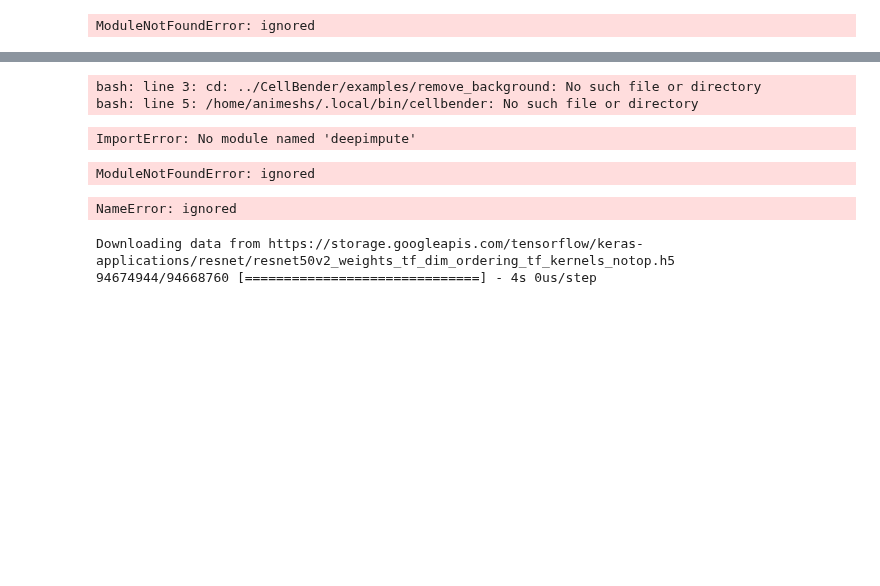
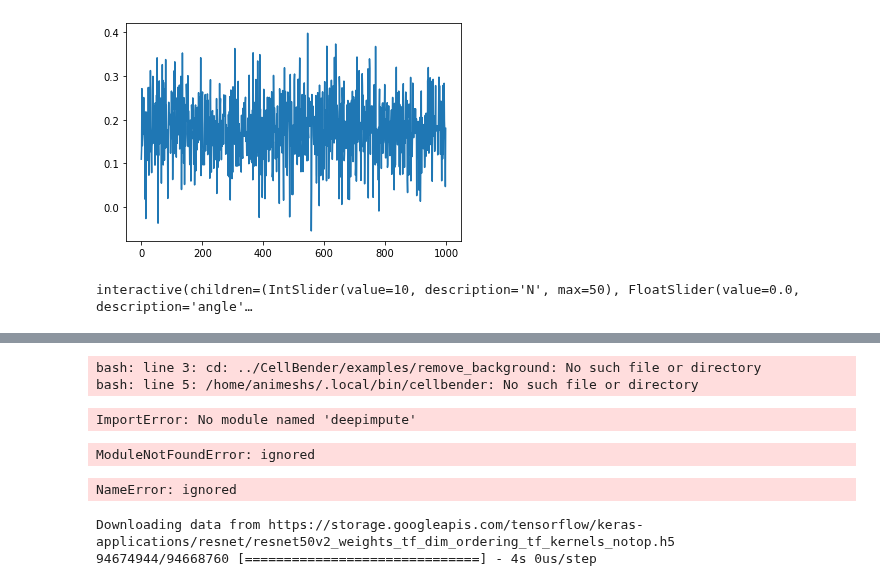
Before and after one commit to animesh/notebooks, a Jupyter notebook: scratch.ipynb, the cells around one changed output, grey strips where cells are left out. Saved outputs shown, nothing was run; the diff lists cells and outputs as text; code cells hidden in the pictures; blank space fills up the shorter version.

```diff
--- a/scratch.ipynb
+++ b/scratch.ipynb
@@ -1,16 +1,66 @@
-# %%
-#https://jupyter.org/try
-#pip install ipywidgets
-#jupyter labextension install @jupyter-widgets/jupyterlab-manager
-#jupyter labextension install @lckr/jupyterlab_variableinspector
-#https://github.com/lckr/jupyterlab-variableInspector
-from ipywidgets import interactive, fixed
-#!wget https://raw.githubusercontent.com/jasongrout/jupyterlab-demo/2827cb897abbd812d51799811208b724a84fbc27/notebooks/lorenz.py
-from lorenz import solve_lorenz
-w=interactive(solve_lorenz,sigma=(0.0,50.0),rho=(0.0,50.0))
-w
-# %% [output]
-ModuleNotFoundError: ignored
+# %%
+#!pip install "dask[array]" --upgrade
+#!pip install arch
+#!pip install git+https://github.com/smartass101/xr-random
+import numpy as np
+import xarray as xr
+from xrrandom import bootstrap_samples
+import matplotlib.pyplot as plt
+t = np.linspace(0, 10, 100)
+data = xr.DataArray(np.sin(t), coords=[('time', t)], name='sig')
+resampled = bootstrap_samples(data, 'time', 1000)  # 1000 IIDBootstrap samples by default
+means = resampled.mean(dim='time')  # bootstrap distribution of means
+plt.plot(means)
+mean = means.mean(dim='sample')
+mean_unc = means.std(dim='sample')
+# %% [output]
+[figure, added]
+# %%
+#https://ipywidgets.readthedocs.io/en/stable/examples/Lorenz%20Differential%20Equations.html
+#https://stackoverflow.com/a/49613135/1137129
+#jupyter labextension install @jupyter-widgets/jupyterlab-manager
+%matplotlib inline
+from ipywidgets import interact, interactive
+from IPython.display import clear_output, display, HTML
+import numpy as np
+from scipy import integrate
+from matplotlib import pyplot as plt
+from mpl_toolkits.mplot3d import Axes3D
+from matplotlib.colors import cnames
+from matplotlib import animation
+def solve_lorenz(N=10, angle=0.0, max_time=4.0, sigma=10.0, beta=8./3, rho=28.0):
+    fig = plt.figure()
+    ax = fig.add_axes([0, 0, 1, 1], projection='3d')
+    ax.axis('off')
+    # prepare the axes limits
+    ax.set_xlim((-25, 25))
+    ax.set_ylim((-35, 35))
+    ax.set_zlim((5, 55))
+    def lorenz_deriv(x_y_z, t0, sigma=sigma, beta=beta, rho=rho):
+        """Compute the time-derivative of a Lorenz system."""
+        x, y, z = x_y_z
+        return [sigma * (y - x), x * (rho - z) - y, x * y - beta * z]
+    # Choose random starting points, uniformly distributed from -15 to 15
+    np.random.seed(1)
+    x0 = -15 + 30 * np.random.random((N, 3))
+    # Solve for the trajectories
+    t = np.linspace(0, max_time, int(250*max_time))
+    x_t = np.asarray([integrate.odeint(lorenz_deriv, x0i, t)
+                      for x0i in x0])
+    # choose a different color for each trajectory
+    colors = plt.cm.viridis(np.linspace(0, 1, N))
+    for i in range(N):
+        x, y, z = x_t[i,:,:].T
+        lines = ax.plot(x, y, z, '-', c=colors[i])
+        plt.setp(lines, linewidth=2)
+    ax.view_init(30, angle)
+    plt.show()
+    return t, x_t
+#t, x_t = solve_lorenz(angle=0, N=10)
+w = interactive(solve_lorenz, angle=(0.,360.), max_time=(0.1, 4.0),N=(0,50), sigma=(0.0,50.0), rho=(0.0,50.0))
+display(w)
+# %% [output]
+interactive(children=(IntSlider(value=10, description='N', max=50), FloatSlider(value=0.0, description='angle'…
 # %%
 inp=[0.05,0.10]
 #inpw=[[0.15,0.25],[0.20,0.3]]
```
Also changed, not shown: parts of 1 cell of this notebook, 5 other files.
